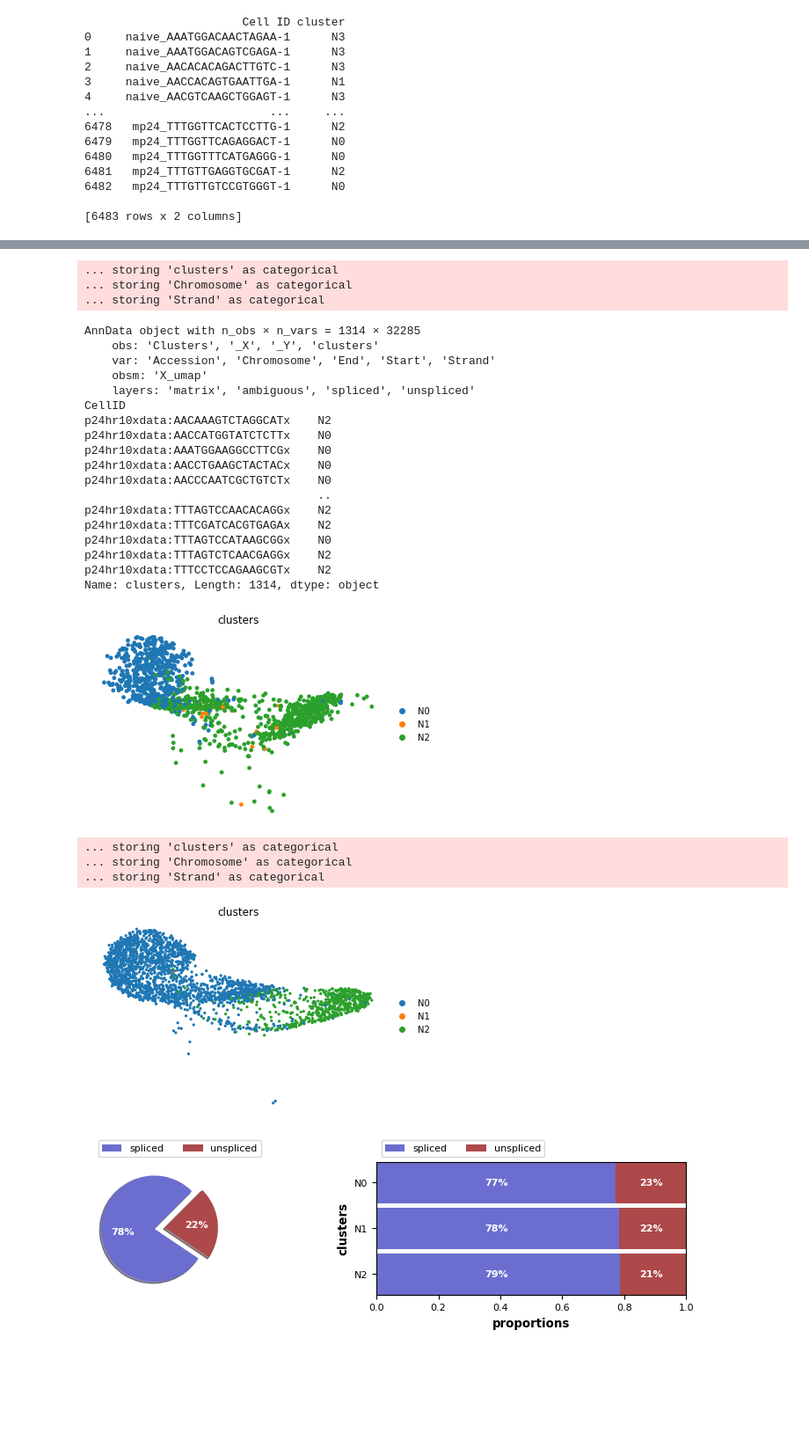
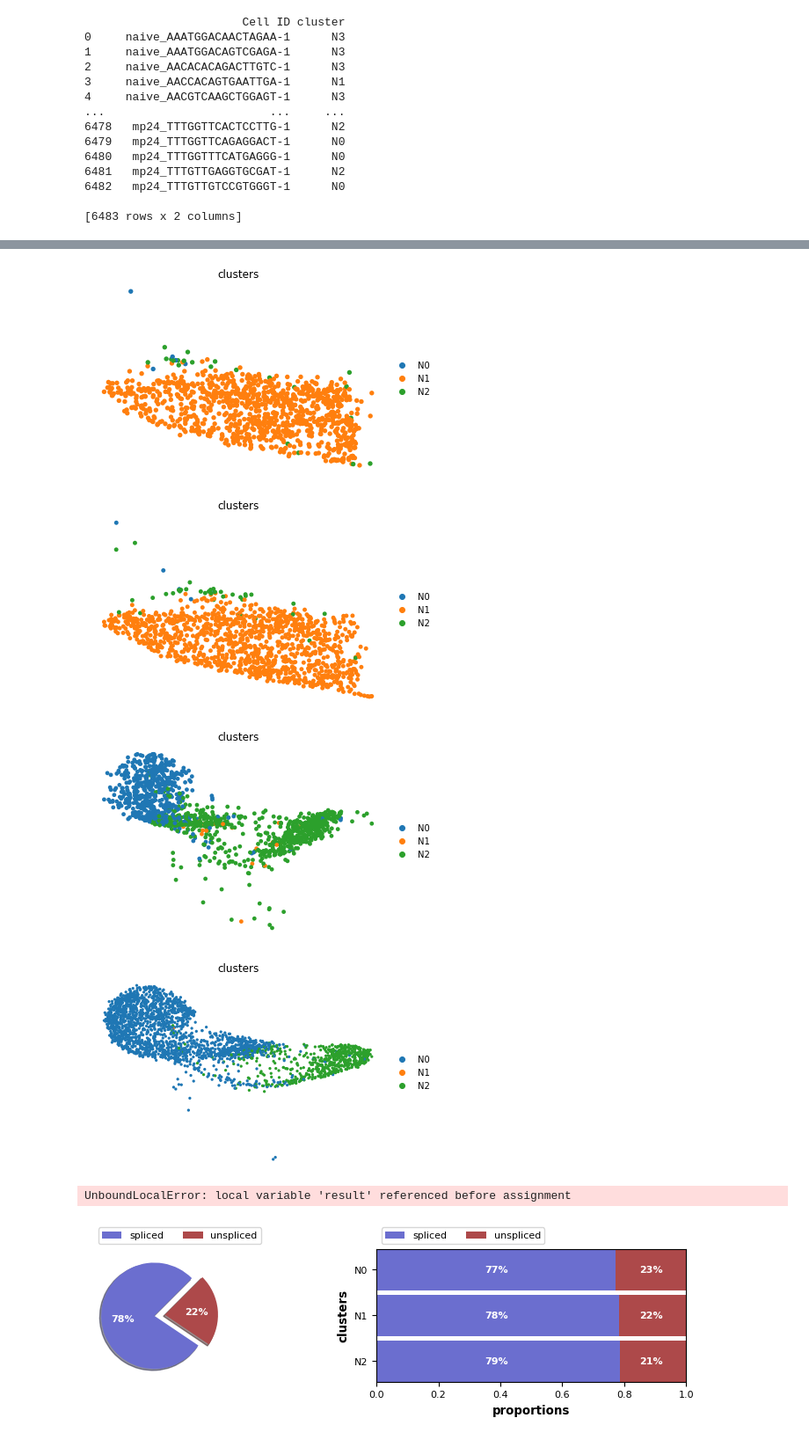
Before and after one commit to ColeKeenum/citeseq, a Jupyter notebook: scVelo_neutro.ipynb, the cells around one changed output, grey strips where cells are left out. Shown at 88% size. Drawn from its saved outputs; the diff is of its cells as text; code cells hidden in the pictures; blank space fills up the shorter version.

```diff
--- a/scVelo_neutro.ipynb
+++ b/scVelo_neutro.ipynb
@@ -74,6 +103,12 @@ View of AnnData object with n_obs × n_vars = 2765 × 32285
     var: 'Accession', 'Chromosome', 'End', 'Start', 'Strand'
     layers: 'matrix', 'ambiguous', 'spliced', 'unspliced'
 # %%
+sample_p4_index = pd.DataFrame(sample_p4.obs.index)
+sample_p4_index = sample_p4_index.rename(columns = {'CellID':'Cell ID'})
+
+sample_mp4_index = pd.DataFrame(sample_mp4.obs.index)
+sample_mp4_index = sample_mp4_index.rename(columns = {'CellID':'Cell ID'})
+
 sample_p24_index = pd.DataFrame(sample_p24.obs.index)
 sample_p24_index = sample_p24_index.rename(columns = {'CellID':'Cell ID'})
 
@@ -89,12 +124,19 @@ umap_cord['Cell ID'] = umap_cord['Cell ID'].str.replace('-1', 'x')
 umap_cord = umap_cord.rename(columns = {'sctumapunint_1':'UMAP_1'})
 umap_cord = umap_cord.rename(columns = {'sctumapunint_2':'UMAP_2'})
 # %%
+umap_ordered_p4 = sample_p4_index.merge(umap_cord, on = "Cell ID")
+umap_ordered_mp4 = sample_mp4_index.merge(umap_cord, on = "Cell ID")
+
 umap_ordered_p24 = sample_p24_index.merge(umap_cord, on = "Cell ID")
 umap_ordered_mp24 = sample_mp24_index.merge(umap_cord, on = "Cell ID")
 # %%
+umap_ordered_p4 = umap_ordered_p4.iloc[:,1:]
+sample_p4.obsm['X_umap'] = umap_ordered_p4.values
+umap_ordered_mp4 = umap_ordered_mp4.iloc[:,1:]
+sample_mp4.obsm['X_umap'] = umap_ordered_mp4.values
+
 umap_ordered_p24 = umap_ordered_p24.iloc[:,1:]
 sample_p24.obsm['X_umap'] = umap_ordered_p24.values
-
 umap_ordered_mp24 = umap_ordered_mp24.iloc[:,1:]
 sample_mp24.obsm['X_umap'] = umap_ordered_mp24.values
 # %% [output]
@@ -111,47 +157,39 @@ cell_clusters['Cell ID'] = cell_clusters['Cell ID'].str.replace('_', 'hr10xdata:
 cell_clusters['Cell ID'] = cell_clusters['Cell ID'].str.replace('-1', 'x')
 
 # Order rows
+p4_clusters_ordered = sample_p4_index.merge(cell_clusters, on = "Cell ID")
+mp4_clusters_ordered = sample_mp4_index.merge(cell_clusters, on = "Cell ID")
+
 p24_clusters_ordered = sample_p24_index.merge(cell_clusters, on = "Cell ID")
 mp24_clusters_ordered = sample_mp24_index.merge(cell_clusters, on = "Cell ID")
 
 # Trim
+p4_clusters_ordered = p4_clusters_ordered.iloc[:,1:]
+mp4_clusters_ordered = mp4_clusters_ordered.iloc[:,1:]
+
 p24_clusters_ordered = p24_clusters_ordered.iloc[:,1:]
 mp24_clusters_ordered = mp24_clusters_ordered.iloc[:,1:]
 
 # Apply to anndata object
+sample_p4.obs['clusters'] = p4_clusters_ordered.values
+sample_mp4.obs['clusters'] = mp4_clusters_ordered.values
+
 sample_p24.obs['clusters'] = p24_clusters_ordered.values
 sample_mp24.obs['clusters'] = mp24_clusters_ordered.values
 # %%
 import scanpy as sc
+sc.pl.umap(sample_p4, color = 'clusters', frameon=False)
+sc.pl.umap(sample_mp4, color = 'clusters', frameon=False)
 sc.pl.umap(sample_p24, color = 'clusters', frameon=False)
 sc.pl.umap(sample_mp24, color = 'clusters', frameon=False)
+
+combo = sample_p4.concatenate(sample_mp4, sample_p24, sample_mp24, index_unique = True)
 # %% [output]
+[figure, new version]
+[figure, new version]
+[figure, added]
+[figure, added]
-... storing 'clusters' as categorical
-... storing 'Chromosome' as categorical
-... storing 'Strand' as categorical
+UnboundLocalError: local variable 'result' referenced before assignment
-AnnData object with n_obs × n_vars = 1314 × 32285
-    obs: 'Clusters', '_X', '_Y', 'clusters'
-    var: 'Accession', 'Chromosome', 'End', 'Start', 'Strand'
-    obsm: 'X_umap'
-    layers: 'matrix', 'ambiguous', 'spliced', 'unspliced'
-CellID
-p24hr10xdata:AACAAAGTCTAGGCATx    N2
-p24hr10xdata:AACCATGGTATCTCTTx    N0
-p24hr10xdata:AAATGGAAGGCCTTCGx    N0
-p24hr10xdata:AACCTGAAGCTACTACx    N0
-p24hr10xdata:AACCCAATCGCTGTCTx    N0
-                                  ..
-p24hr10xdata:TTTAGTCCAACACAGGx    N2
-p24hr10xdata:TTTCGATCACGTGAGAx    N2
-p24hr10xdata:TTTAGTCCATAAGCGGx    N0
-p24hr10xdata:TTTAGTCTCAACGAGGx    N2
-p24hr10xdata:TTTCCTCCAGAAGCGTx    N2
-Name: clusters, Length: 1314, dtype: object
-[figure, old version]
-... storing 'clusters' as categorical
-... storing 'Chromosome' as categorical
-... storing 'Strand' as categorical
-[figure, old version]
 # %%
 scv.pl.proportions(sample_p24)
 # %% [output]
```
Also changed, not shown: parts of 15 cells of this notebook, 1 other file.
